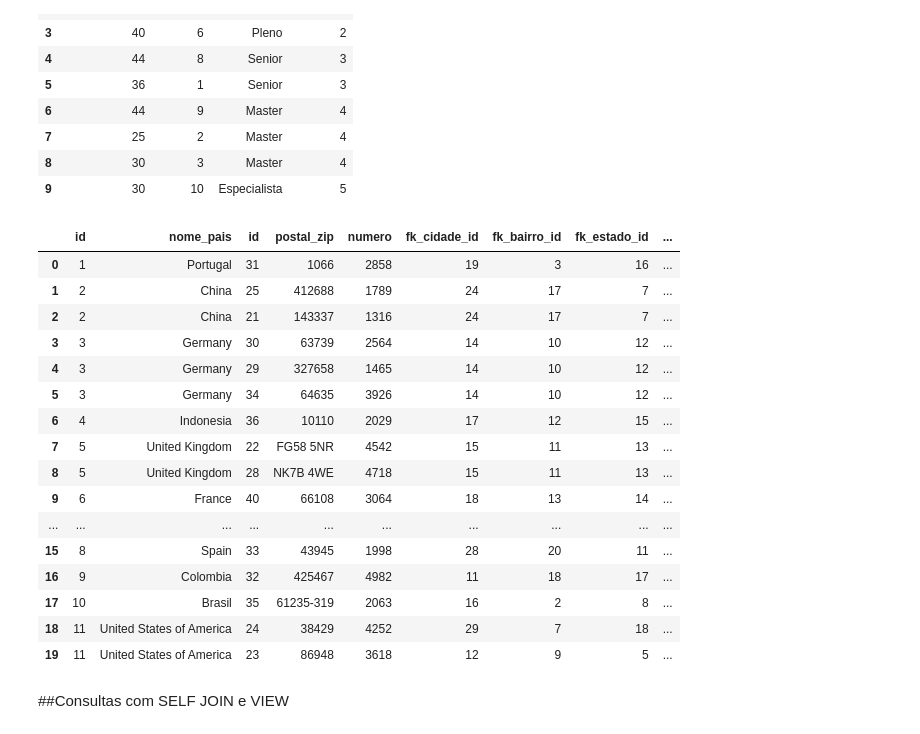
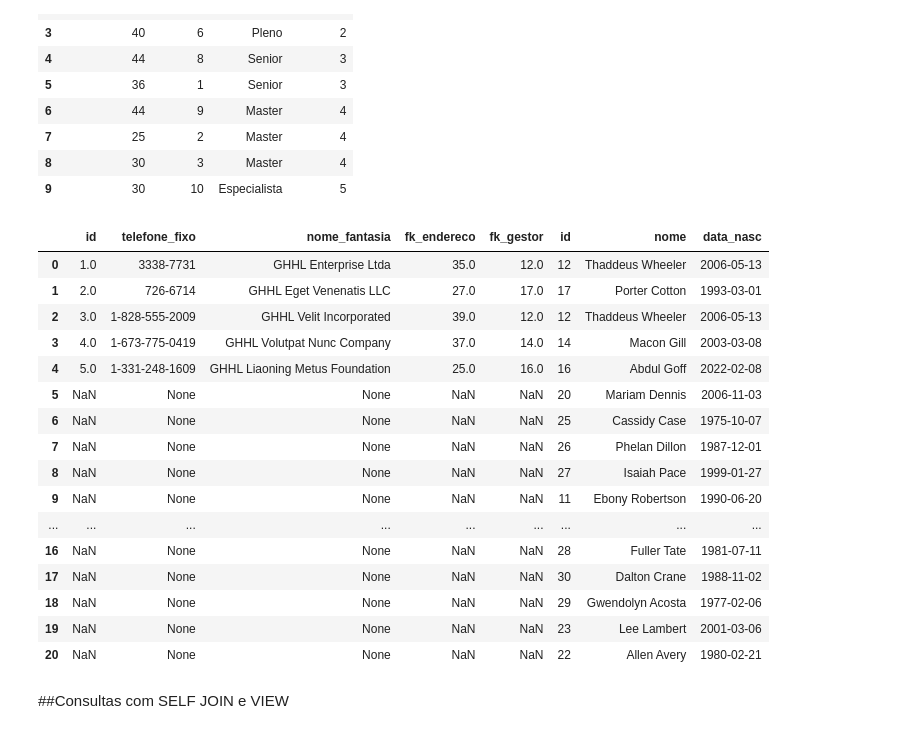
Before and after one commit to MateusLannes/Trabalho_BD1_2022, a Jupyter notebook: Files/ColabGHHL_Contrat.ipynb, the cells around one changed output. Saved outputs shown, nothing was run; the diff lists cells and outputs as text; code cells hidden in the pictures.

```diff
--- a/Files/ColabGHHL_Contrat.ipynb
+++ b/Files/ColabGHHL_Contrat.ipynb
@@ -966,29 +966,28 @@ res
 | 8 | 30 | 3 | Master | 4 |
 | 9 | 30 | 10 | Especialista | 5 |
 # %%
-res = pd.read_sql_query("""select * from pais full outer join endereco
-on endereco.fk_pais_id = pais.id order by (pais)asc
- """,conn)
+res = pd.read_sql_query("""select * from filial
+full outer join usuario on (fk_gestor = usuario.id)""",conn)
 res
-# faz a junção dos países com seus respectivos ids
+# faz a junção de usuarios e filiais
 # %% [output]
-|  | id | nome_pais | id | postal_zip | numero | fk_cidade_id | fk_bairro_id | fk_estado_id | ... |
-| 0 | 1 | Portugal | 31 | 1066 | 2858 | 19 | 3 | 16 | ... |
-| 1 | 2 | China | 25 | 412688 | 1789 | 24 | 17 | 7 | ... |
-| 2 | 2 | China | 21 | 143337 | 1316 | 24 | 17 | 7 | ... |
-| 3 | 3 | Germany | 30 | 63739 | 2564 | 14 | 10 | 12 | ... |
-| 4 | 3 | Germany | 29 | 327658 | 1465 | 14 | 10 | 12 | ... |
-| 5 | 3 | Germany | 34 | 64635 | 3926 | 14 | 10 | 12 | ... |
-| 6 | 4 | Indonesia | 36 | 10110 | 2029 | 17 | 12 | 15 | ... |
-| 7 | 5 | United Kingdom | 22 | FG58 5NR | 4542 | 15 | 11 | 13 | ... |
-| 8 | 5 | United Kingdom | 28 | NK7B 4WE | 4718 | 15 | 11 | 13 | ... |
-| 9 | 6 | France | 40 | 66108 | 3064 | 18 | 13 | 14 | ... |
-| ... | ... | ... | ... | ... | ... | ... | ... | ... | ... |
-| 15 | 8 | Spain | 33 | 43945 | 1998 | 28 | 20 | 11 | ... |
-| 16 | 9 | Colombia | 32 | 425467 | 4982 | 11 | 18 | 17 | ... |
-| 17 | 10 | Brasil | 35 | 61235-319 | 2063 | 16 | 2 | 8 | ... |
-| 18 | 11 | United States of America | 24 | 38429 | 4252 | 29 | 7 | 18 | ... |
-| 19 | 11 | United States of America | 23 | 86948 | 3618 | 12 | 9 | 5 | ... |
+|  | id | telefone_fixo | nome_fantasia | fk_endereco | fk_gestor | id | nome | data_nasc |
+| 0 | 1.0 | 3338-7731 | GHHL Enterprise Ltda | 35.0 | 12.0 | 12 | Thaddeus Wheeler | 2006-05-13 |
+| 1 | 2.0 | 726-6714 | GHHL Eget Venenatis LLC | 27.0 | 17.0 | 17 | Porter Cotton | 1993-03-01 |
+| 2 | 3.0 | 1-828-555-2009 | GHHL Velit Incorporated | 39.0 | 12.0 | 12 | Thaddeus Wheeler | 2006-05-13 |
+| 3 | 4.0 | 1-673-775-0419 | GHHL Volutpat Nunc Company | 37.0 | 14.0 | 14 | Macon Gill | 2003-03-08 |
+| 4 | 5.0 | 1-331-248-1609 | GHHL Liaoning Metus Foundation | 25.0 | 16.0 | 16 | Abdul Goff | 2022-02-08 |
+| 5 | NaN | None | None | NaN | NaN | 20 | Mariam Dennis | 2006-11-03 |
+| 6 | NaN | None | None | NaN | NaN | 25 | Cassidy Case | 1975-10-07 |
+| 7 | NaN | None | None | NaN | NaN | 26 | Phelan Dillon | 1987-12-01 |
+| 8 | NaN | None | None | NaN | NaN | 27 | Isaiah Pace | 1999-01-27 |
+| 9 | NaN | None | None | NaN | NaN | 11 | Ebony Robertson | 1990-06-20 |
+| ... | ... | ... | ... | ... | ... | ... | ... | ... |
+| 16 | NaN | None | None | NaN | NaN | 28 | Fuller Tate | 1981-07-11 |
+| 17 | NaN | None | None | NaN | NaN | 30 | Dalton Crane | 1988-11-02 |
+| 18 | NaN | None | None | NaN | NaN | 29 | Gwendolyn Acosta | 1977-02-06 |
+| 19 | NaN | None | None | NaN | NaN | 23 | Lee Lambert | 2001-03-06 |
+| 20 | NaN | None | None | NaN | NaN | 22 | Allen Avery | 1980-02-21 |
 # %% [markdown]
 ##Consultas com SELF JOIN e VIEW
 # %%
```
